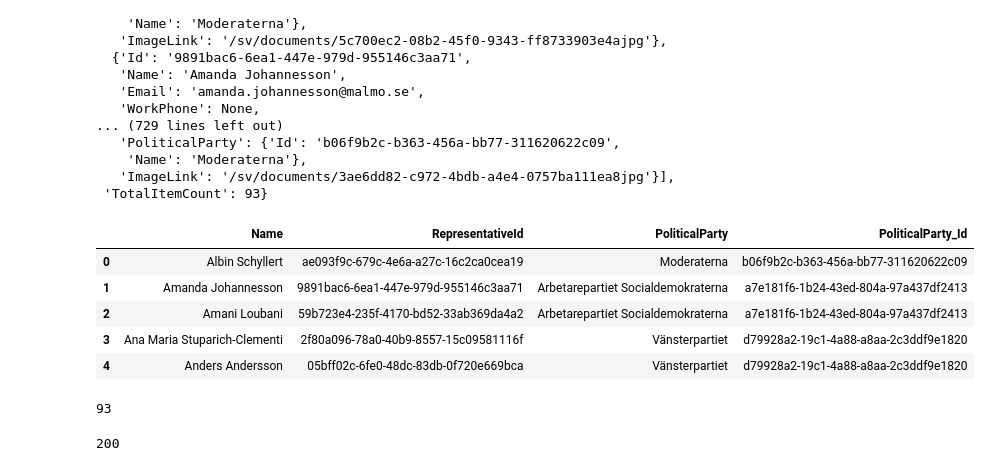
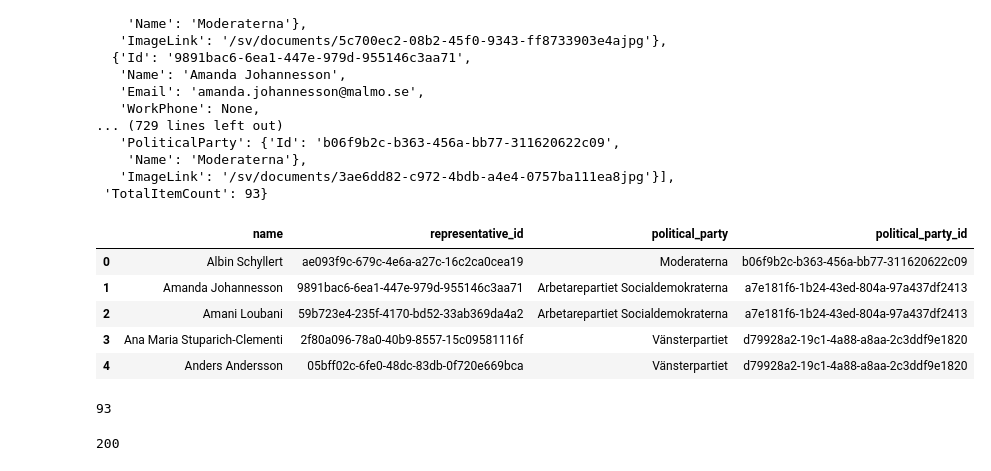
Before and after one commit to axelwarenfalk-hash/python_2_Examinerande_uppgift_2, a Jupyter notebook: test.ipynb, the cells around one changed output. Cells and saved outputs as stored; diff of their text form; code cells hidden in the pictures.

```diff
--- a/test.ipynb
+++ b/test.ipynb
@@ -32,27 +32,34 @@ politician_names
 # %%
 politician_names_df = pd.json_normalize(
     politician_names["Items"],
     sep="_"
 )
 
-politician_names_df = politician_names_df.rename(columns={
-    "Id": "RepresentativeId",
-    "PoliticalParty_Name": "PoliticalParty"
-})
+# politician_names_df = politician_names_df.rename(columns={
+#     "Id": "RepresentativeId",
+#     "PoliticalParty_Name": "PoliticalParty"
+# })
 
 politician_names_df = politician_names_df[
     [
         "Name",
-        "RepresentativeId",
-        "PoliticalParty",
+        "Id",
+        "PoliticalParty_Name",
         "PoliticalParty_Id"
     ]
 ]
 
+politician_names_df = politician_names_df.rename(columns={
+        'Name': 'name',
+        'Id': 'representative_id',
+        'PoliticalParty_Name': 'political_party',
+        'PoliticalParty_Id': 'political_party_id'
+})
+
 display(politician_names_df.head())
 print(len(politician_names_df))
 # %% [output]
-|  | Name | RepresentativeId | PoliticalParty | PoliticalParty_Id |
+|  | name | representative_id | political_party | political_party_id |
 | 0 | Albin Schyllert | ae093f9c-679c-4e6a-a27c-16c2ca0cea19 | Moderaterna | b06f9b2c-b363-456a-bb77-311620622c09 |
 | 1 | Amanda Johannesson | 9891bac6-6ea1-447e-979d-955146c3aa71 | Arbetarepartiet Socialdemokraterna | a7e181f6-1b24-43ed-804a-97a437df2413 |
 | 2 | Amani Loubani | 59b723e4-235f-4170-bd52-33ab369da4a2 | Arbetarepartiet Socialdemokraterna | a7e181f6-1b24-43ed-804a-97a437df2413 |
```
Also changed, not shown: parts of 16 cells of this notebook, 16 other files.
